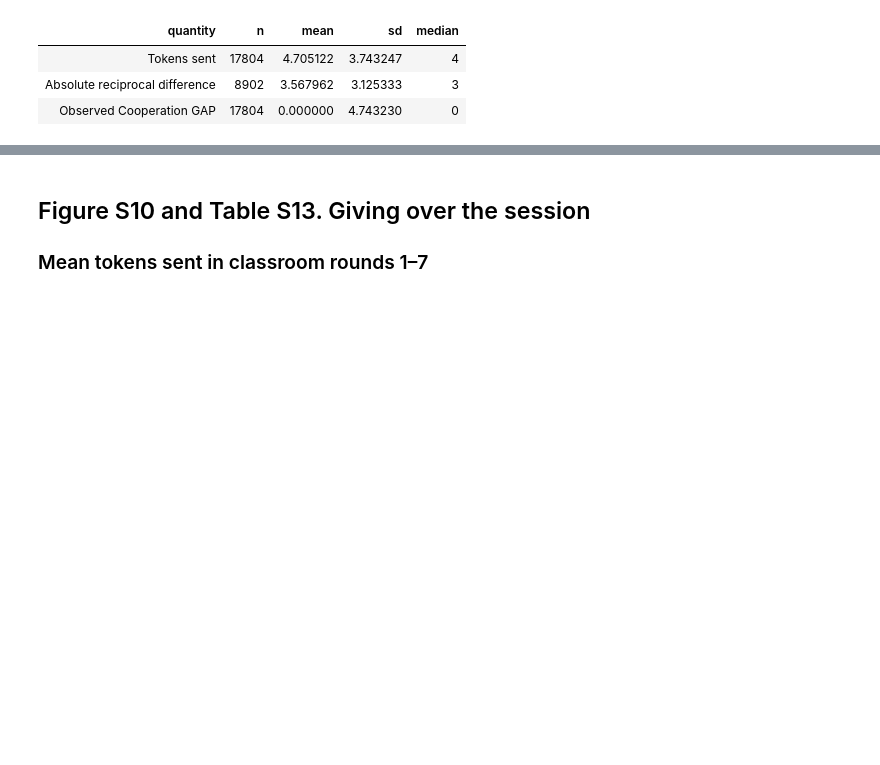
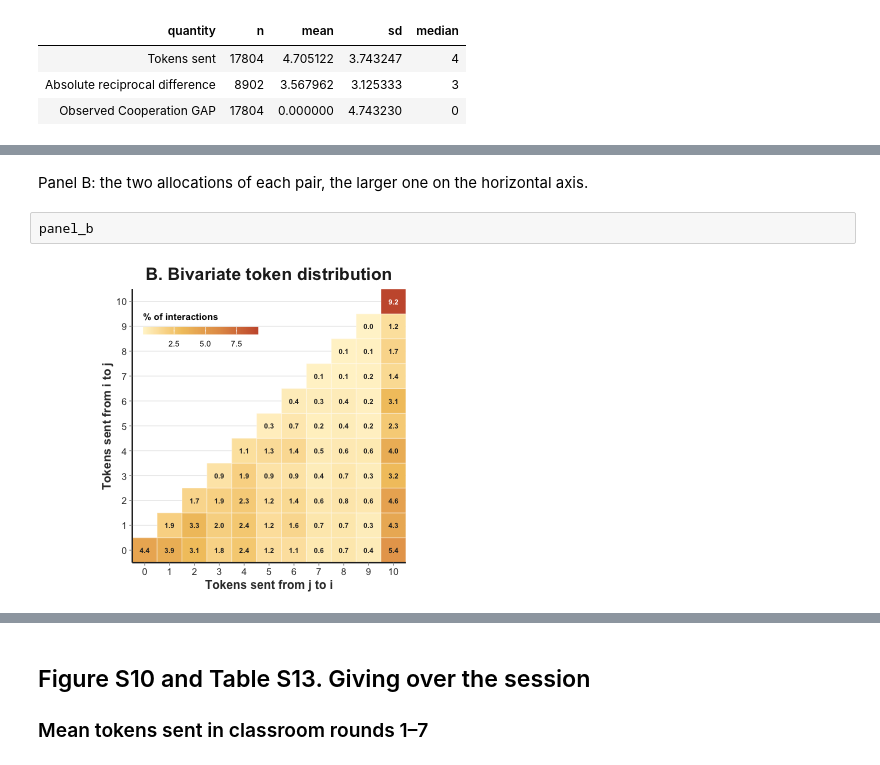
Before and after one commit to melanieoyarzun/patio-en-red, a Jupyter notebook: notebooks/si/S5_game_and_time.ipynb, the cells around one changed output, grey strips where cells are left out. Drawn from its saved outputs; the diff is of its cells as text; blank space fills up the shorter version.

```diff
--- a/notebooks/si/S5_game_and_time.ipynb
+++ b/notebooks/si/S5_game_and_time.ipynb
@@ -258,0 +244,7 @@ figure_s9
+# %% [markdown]
+Panel B: the two allocations of each pair, the larger one on the
+horizontal axis.
+# %%
+panel_b
+# %% [output]
+[figure, added]
```
Also changed, not shown: parts of 82 cells of this notebook, 35 other files.
